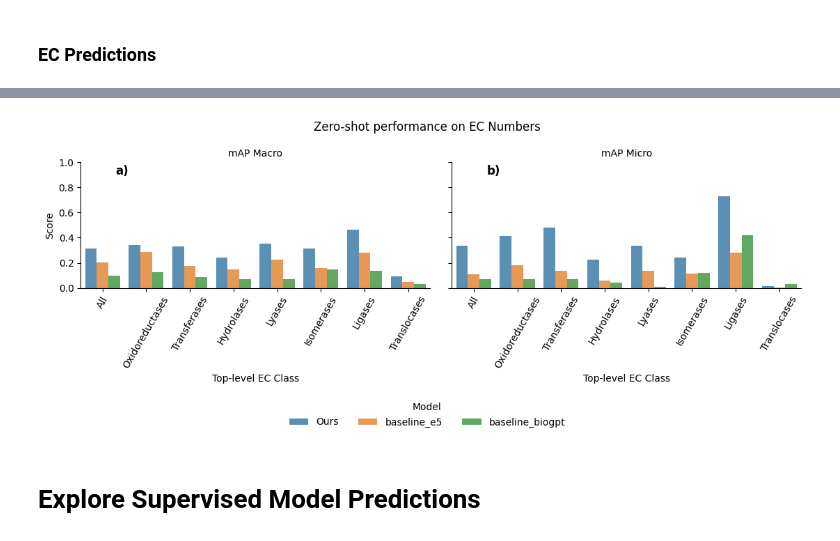
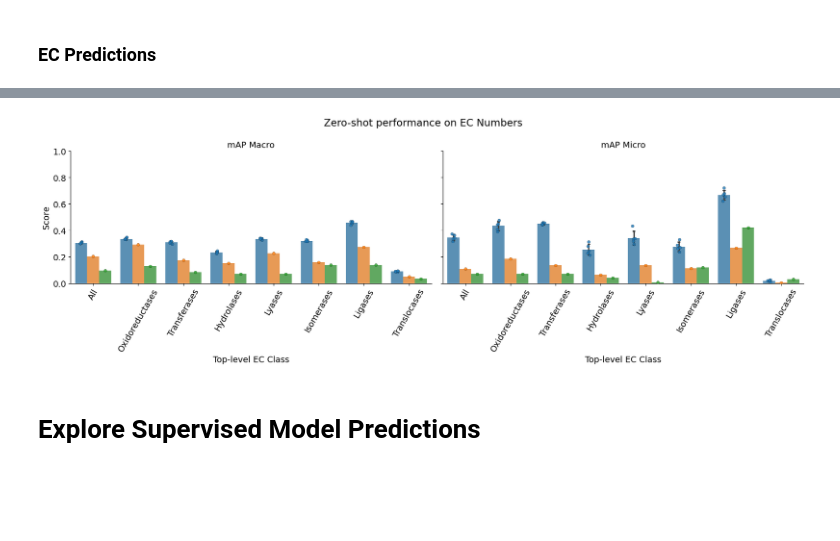
Before and after one commit to microsoft/protnote, a Jupyter notebook: notebooks/EDA.ipynb, the cells around one changed output, grey strips where cells are left out. Cells and saved outputs as stored; diff of their text form; code cells hidden in the pictures; blank space fills up the shorter version.

```diff
--- a/notebooks/EDA.ipynb
+++ b/notebooks/EDA.ipynb
@@ -279,3 +593,13 @@ namespace2alias = {'molecular_function':'MF','biological_process':'BP','cellular
+# %%
+#Complete predictions missed by BLAST
+
+if 'baseline_blast' in zero_shot_predictions:
+    for data_name,datasets in zero_shot_predictions['baseline_blast'].items():
+        for data in datasets:
+            zero_shot_predictions['baseline_blast'][data_name] = complete_blast_preds(
+                            blast_df=zero_shot_predictions['baseline_blast'][data_name],
+                                labels=list(zero_shot_predictions['baseline_e5'][data_name].columns),
+                                seqs=list(zero_shot_predictions['baseline_e5'][data_name].index))
 # %%
 
 test_sets = ['TEST_DATA_PATH_ZERO_SHOT', 'TEST_DATA_PATH_ZERO_SHOT_LEAF_NODES']
@@ -387,35 +814,47 @@ final_metrics_df
 # %%
 
-g = sns.FacetGrid(data = final_metrics_df\
+g = sns.FacetGrid(data = ec_zs_final_metrics_df\
                     .melt(ignore_index=False,var_name=category_name,value_name='Score')\
                     .reset_index()\
                     .query('metric in ["mAP Macro","mAP Micro"]'),
                   col='metric',
                   despine=True,
                   ylim=(0,1),
                   margin_titles=True,
-                  height=4,
-                  aspect=1.1,
+                  height=6,
+                  aspect=1.5,
                   legend_out=True)
 g.figure.suptitle('Zero-shot performance on EC Numbers')
 g.set_titles(col_template="{col_name}", row_template="{row_name}")
 g.map_dataframe(sns.barplot,
                 hue = 'model',
+                errorbar='sd',
+                capsize = 0.1,
+                # err_kws={'linewidth':1.3},
                 x=category_name,
                 y='Score',
                 alpha=0.8,
                 palette = "tab10" )
+g.map_dataframe(sns.stripplot,
+                hue = 'model',
+                edgecolor = 'black',
+                # size=2,
+                linewidth=0.2,
+                x=category_name,
+                y='Score',
+                alpha=0.8,
+                palette = "tab10",
+                dodge=True)
 for axes in g.axes.flat:
     _ = axes.set_xticklabels(axes.get_xticklabels(), rotation=60)
-plot_axes_add_letter_index(g.axes)
 
-g.add_legend(title='Model', bbox_to_anchor=(0.5, 0), loc='upper center', ncol=3)
+# g.add_legend(title='Model', bbox_to_anchor=(0.5, 0), loc='upper center', ncol=3)
 plt.tight_layout()
 
 # plt.ylim(*ylim)
 # plt.title(f'{metric} - {test_name}')
-save_fig(name = 'EC Zero Shot Perf')
+save_fig(name = '../outputs/figures/Detailed EC ZS')
 # %% [output]
-[figure, old version]
+[figure, new version]
 # %% [markdown]
 # Explore Supervised Model Predictions
```
Also changed, not shown: parts of 53 cells of this notebook, 21 other files.
